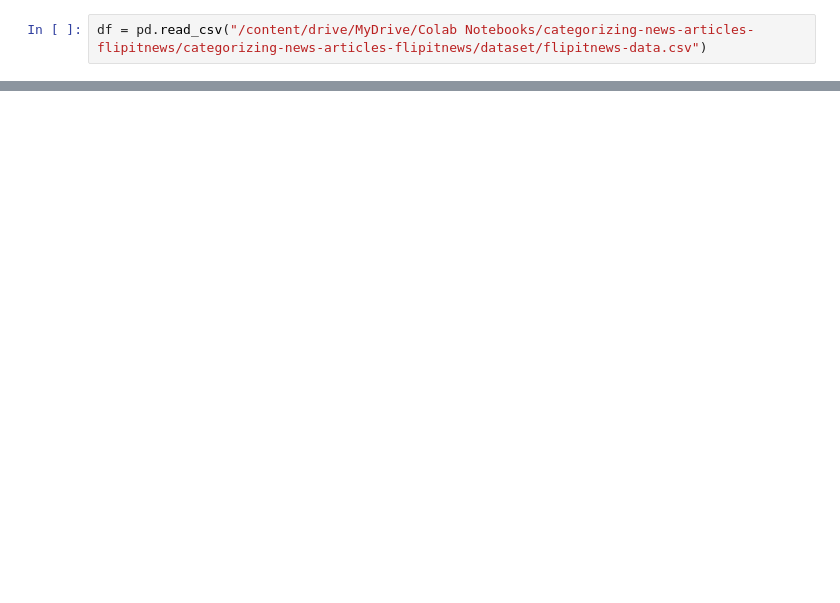
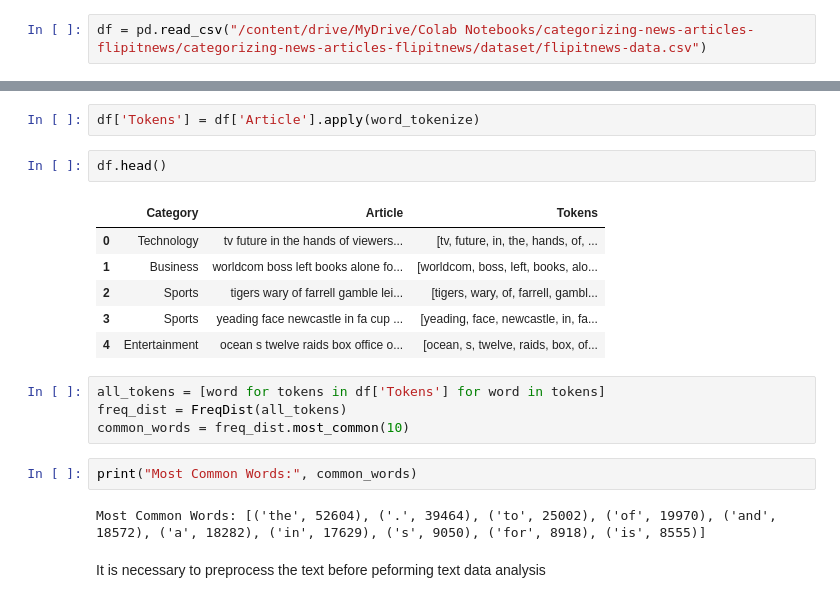
Before and after one commit to yedhuk/categorizing-news-articles-flipitnews, a Jupyter notebook: notebook/FlipItNews Business Case.ipynb, the cells around one changed output, grey strips where cells are left out. Cells and saved outputs as stored; diff of their text form; blank space fills up the shorter version.

```diff
--- a/notebook/FlipItNews Business Case.ipynb
+++ b/notebook/FlipItNews Business Case.ipynb
@@ -116,0 +170,21 @@ To https://github.com/yedhuk/categorizing-news-articles-flipitnews.git
+# %%
+df['Tokens'] = df['Article'].apply(word_tokenize)
+# %%
+df.head()
+# %% [output]
+|  | Category | Article | Tokens |
+| 0 | Technology | tv future in the hands of viewers... | [tv, future, in, the, hands, of, ... |
+| 1 | Business | worldcom boss left books alone fo... | [worldcom, boss, left, books, alo... |
+| 2 | Sports | tigers wary of farrell gamble lei... | [tigers, wary, of, farrell, gambl... |
+| 3 | Sports | yeading face newcastle in fa cup ... | [yeading, face, newcastle, in, fa... |
+| 4 | Entertainment | ocean s twelve raids box office o... | [ocean, s, twelve, raids, box, of... |
+# %%
+all_tokens = [word for tokens in df['Tokens'] for word in tokens]
+freq_dist = FreqDist(all_tokens)
+common_words = freq_dist.most_common(10)
+# %%
+print("Most Common Words:", common_words)
+# %% [output]
+Most Common Words: [('the', 52604), ('.', 39464), ('to', 25002), ('of', 19970), ('and', 18572), ('a', 18282), ('in', 17629), ('s', 9050), ('for', 8918), ('is', 8555)]
+# %% [markdown]
+It is necessary to preprocess the text before peforming text data analysis
```
Also changed, not shown: parts of 15 cells of this notebook.
